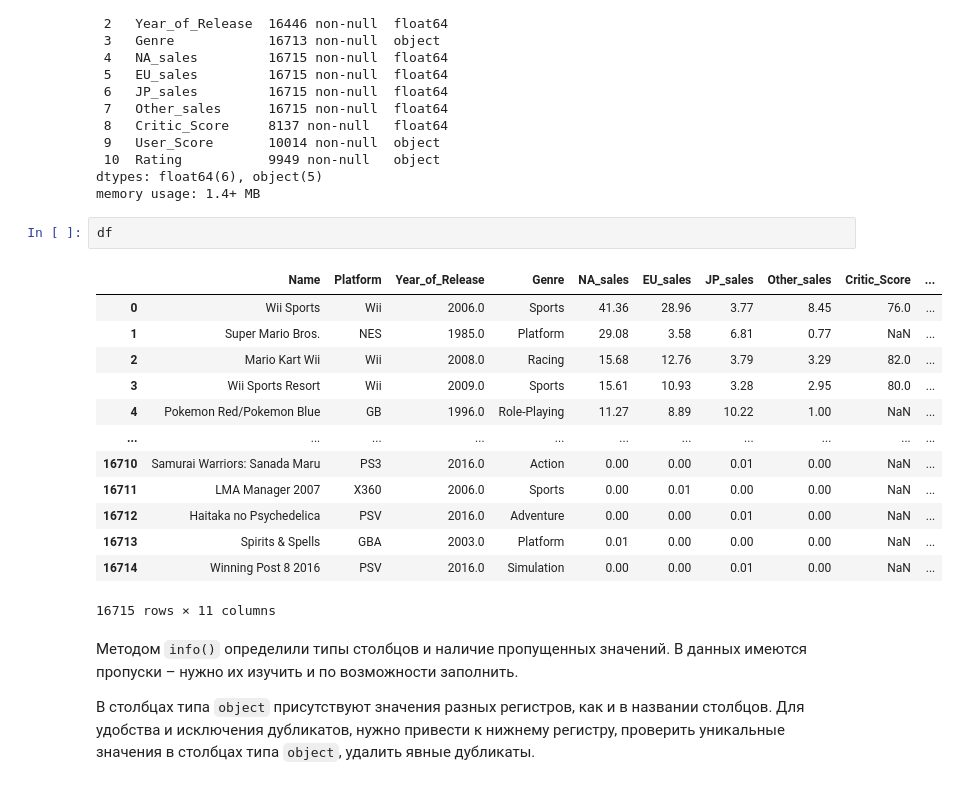
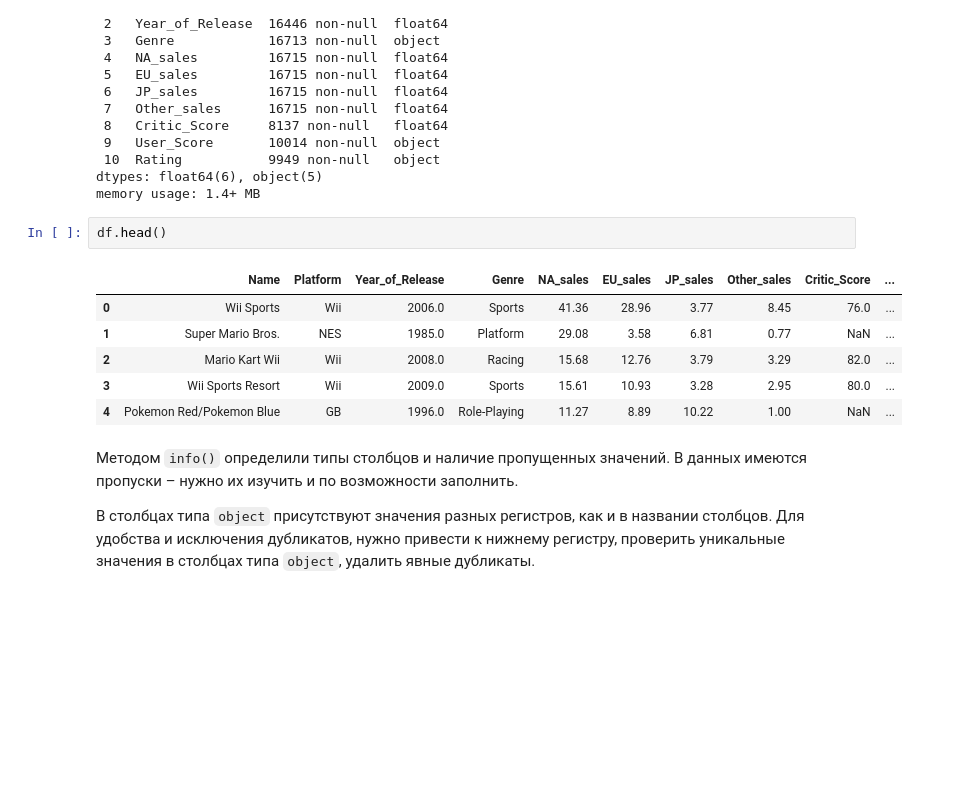
Before and after one commit to immunely/yandex-praktikum, a Jupyter notebook: project_5_games.ipynb, the cells around one changed output. Cells and saved outputs as stored; diff of their text form; blank space fills up the shorter version.

```diff
--- a/project_5_games.ipynb
+++ b/project_5_games.ipynb
@@ -40,21 +34,14 @@ Data columns (total 11 columns):
 dtypes: float64(6), object(5)
 memory usage: 1.4+ MB
 # %%
-df
+df.head()
 # %% [output]
 |  | Name | Platform | Year_of_Release | Genre | NA_sales | EU_sales | JP_sales | Other_sales | Critic_Score | ... |
 | 0 | Wii Sports | Wii | 2006.0 | Sports | 41.36 | 28.96 | 3.77 | 8.45 | 76.0 | ... |
 | 1 | Super Mario Bros. | NES | 1985.0 | Platform | 29.08 | 3.58 | 6.81 | 0.77 | NaN | ... |
 | 2 | Mario Kart Wii | Wii | 2008.0 | Racing | 15.68 | 12.76 | 3.79 | 3.29 | 82.0 | ... |
 | 3 | Wii Sports Resort | Wii | 2009.0 | Sports | 15.61 | 10.93 | 3.28 | 2.95 | 80.0 | ... |
 | 4 | Pokemon Red/Pokemon Blue | GB | 1996.0 | Role-Playing | 11.27 | 8.89 | 10.22 | 1.00 | NaN | ... |
-| ... | ... | ... | ... | ... | ... | ... | ... | ... | ... | ... |
-| 16710 | Samurai Warriors: Sanada Maru | PS3 | 2016.0 | Action | 0.00 | 0.00 | 0.01 | 0.00 | NaN | ... |
-| 16711 | LMA Manager 2007 | X360 | 2006.0 | Sports | 0.00 | 0.01 | 0.00 | 0.00 | NaN | ... |
-| 16712 | Haitaka no Psychedelica | PSV | 2016.0 | Adventure | 0.00 | 0.00 | 0.01 | 0.00 | NaN | ... |
-| 16713 | Spirits & Spells | GBA | 2003.0 | Platform | 0.01 | 0.00 | 0.00 | 0.00 | NaN | ... |
-| 16714 | Winning Post 8 2016 | PSV | 2016.0 | Simulation | 0.00 | 0.00 | 0.01 | 0.00 | NaN | ... |
-16715 rows × 11 columns
 # %% [markdown]
 Методом `info()` определили типы столбцов и наличие пропущенных значений. В данных имеются пропуски – нужно их изучить и по возможности заполнить.
 
```
Also changed, not shown: parts of 5 cells of this notebook, 1 other file.
